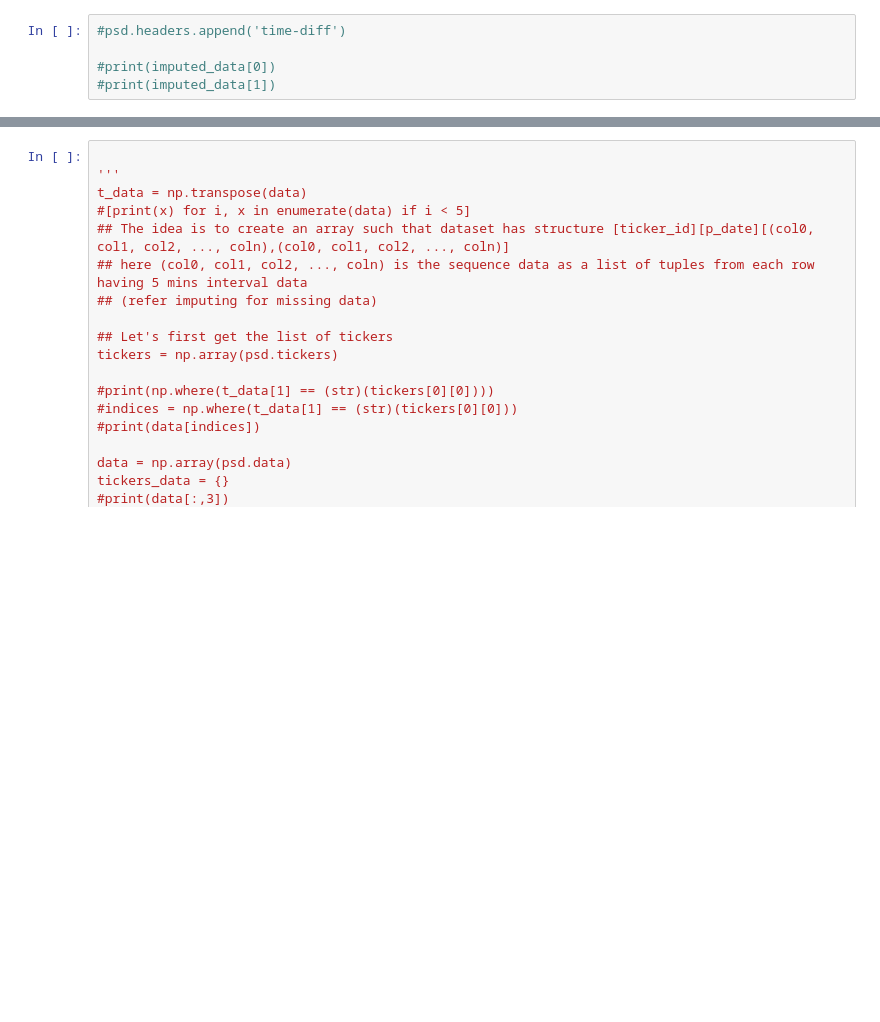
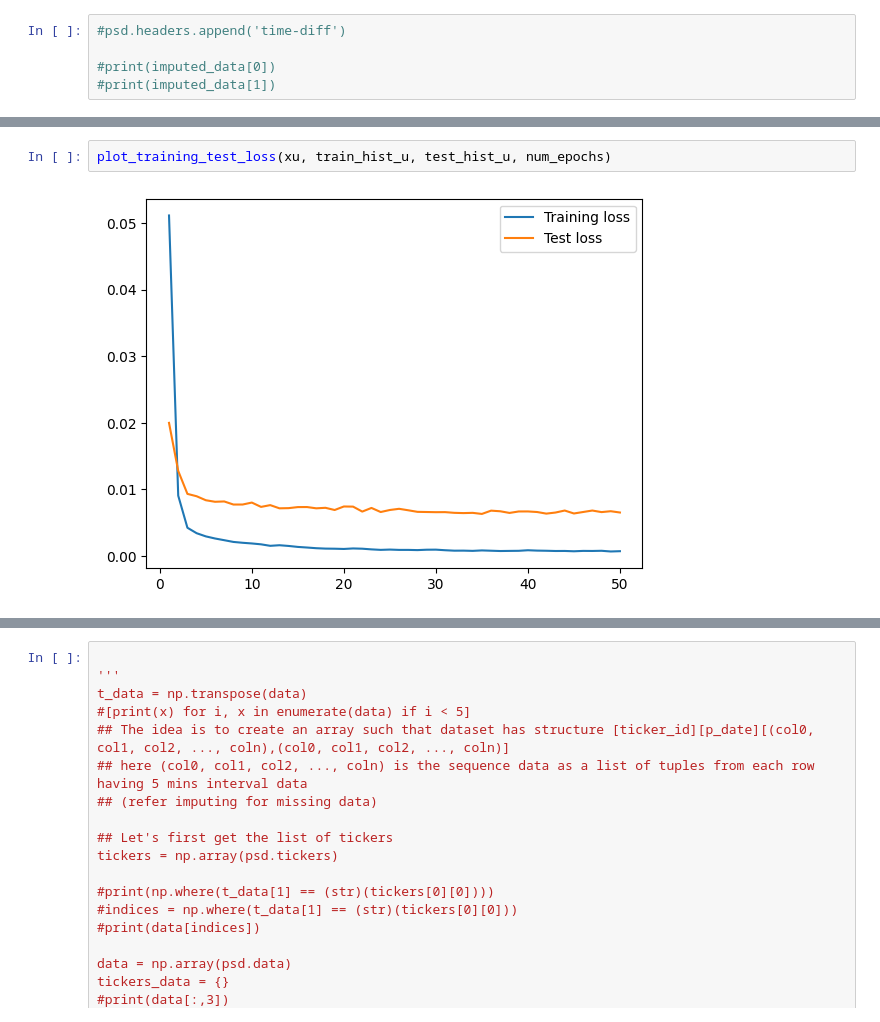
Before and after one commit to CSE-115-UCSC/penny-stock-lstm, a Jupyter notebook: PennyStockDataTest.ipynb, the cells around one changed output, grey strips where cells are left out. Drawn from its saved outputs; the diff is of its cells as text; blank space fills up the shorter version.

```diff
--- a/PennyStockDataTest.ipynb
+++ b/PennyStockDataTest.ipynb
@@ -435 +557,5 @@ plt.show()
+# %%
+plot_training_test_loss(xu, train_hist_u, test_hist_u, num_epochs)
+# %% [output]
+[figure, added]
 # %%
```
Also changed, not shown: parts of 31 cells of this notebook, 4 other files.
